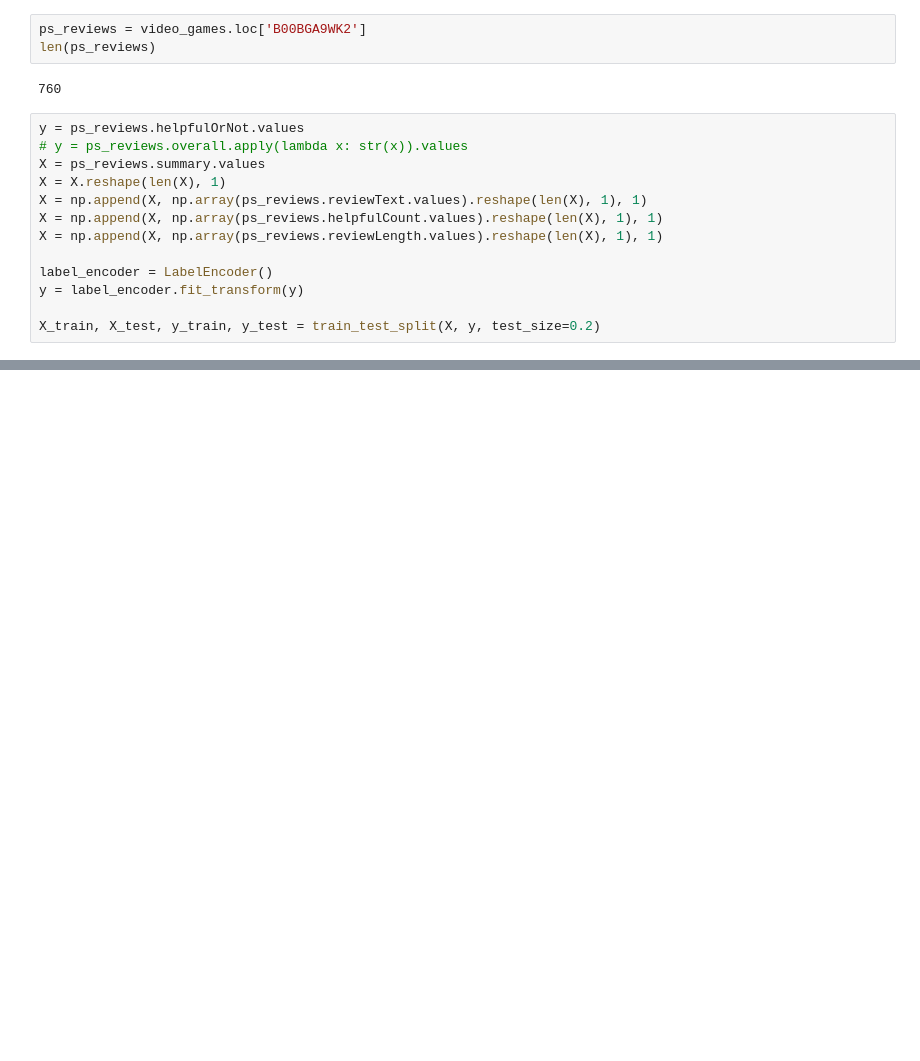
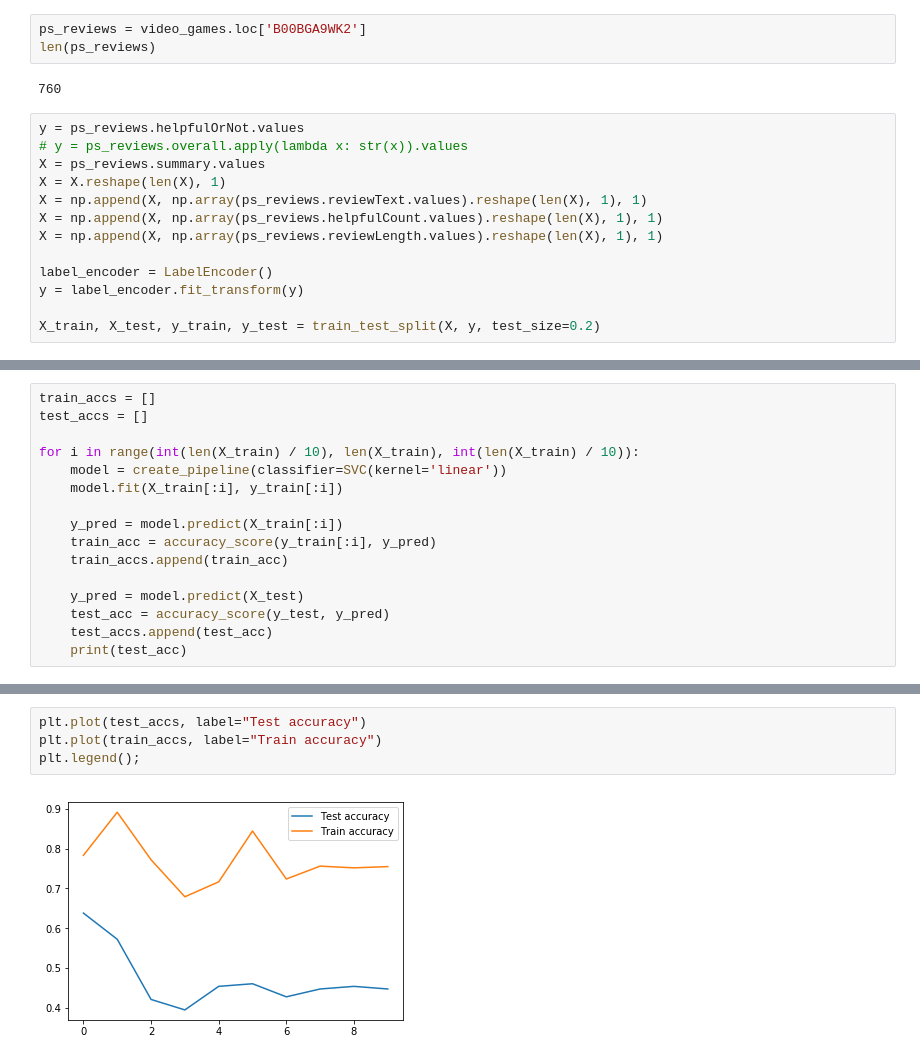
Before and after one commit to adamazon/adamazon-code, a Jupyter notebook: Helpful score prediction.ipynb, the cells around one changed output, grey strips where cells are left out. Drawn from its saved outputs; the diff is of its cells as text; blank space fills up the shorter version.

Commit message:
Plot

```diff
--- a/Helpful score prediction.ipynb
+++ b/Helpful score prediction.ipynb
@@ -285,0 +245,16 @@ show_most_informative_features(model)
+# %%
+train_accs = []
+test_accs = []
+
+for i in range(int(len(X_train) / 10), len(X_train), int(len(X_train) / 10)):
+    model = create_pipeline(classifier=SVC(kernel='linear'))
+    model.fit(X_train[:i], y_train[:i])
+
+    y_pred = model.predict(X_train[:i])
+    train_acc = accuracy_score(y_train[:i], y_pred)
+    train_accs.append(train_acc)
+
+    y_pred = model.predict(X_test)
+    test_acc = accuracy_score(y_test, y_pred)
+    test_accs.append(test_acc)
+    print(test_acc)
@@ -285,0 +272,6 @@ show_most_informative_features(model)
+# %%
+plt.plot(test_accs, label="Test accuracy")
+plt.plot(train_accs, label="Train accuracy")
+plt.legend();
+# %% [output]
+[figure, added]
```
Also changed, not shown: parts of 5 cells of this notebook.
